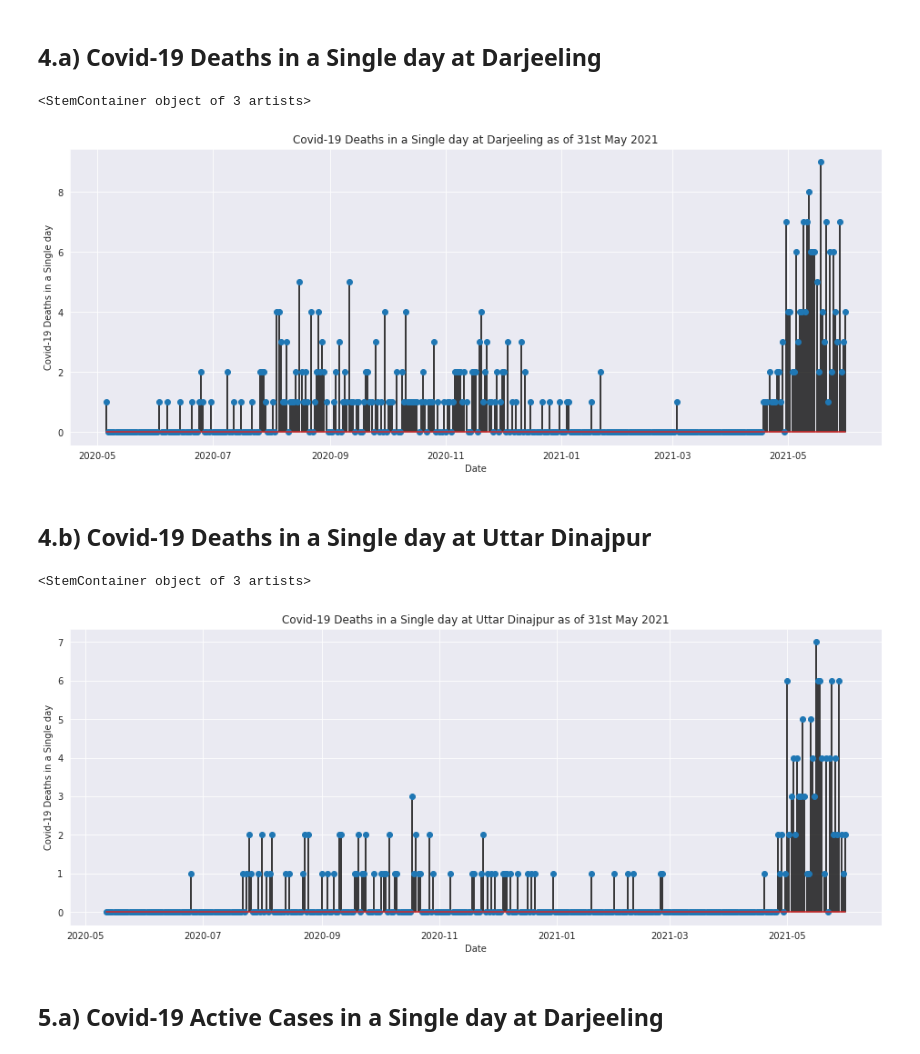
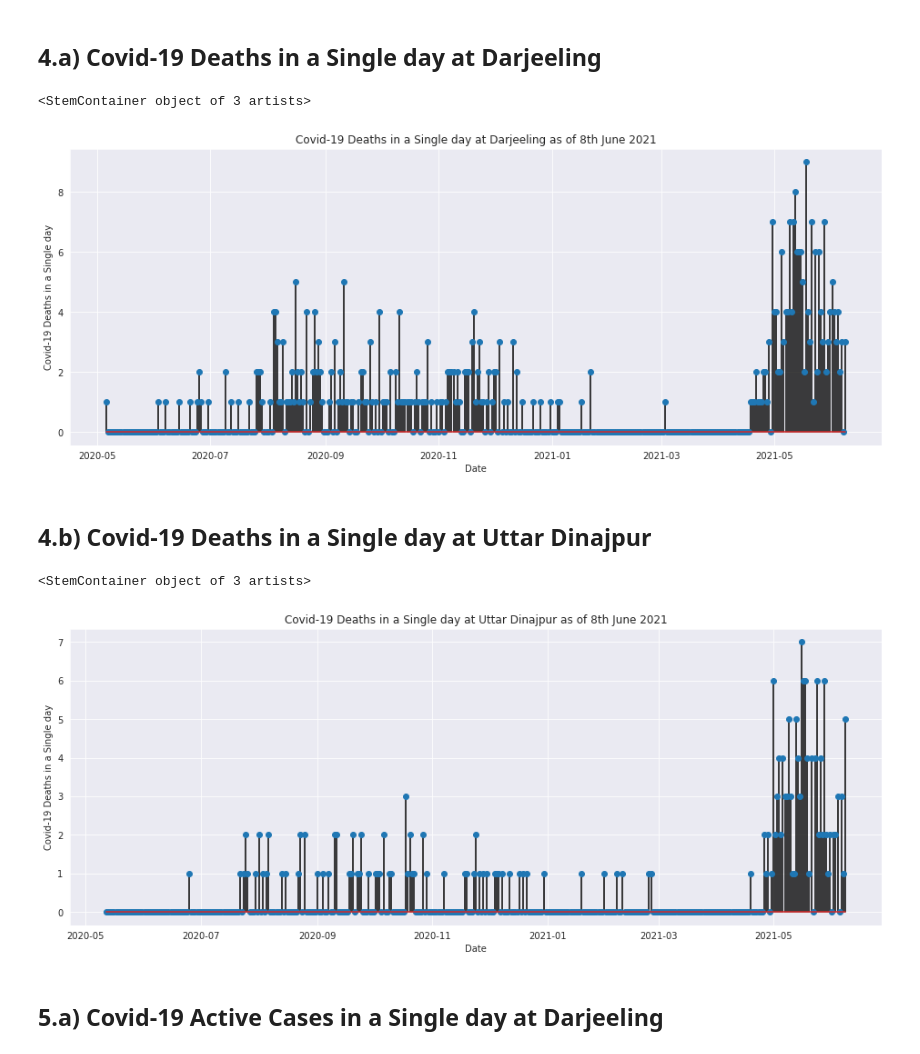
Before and after one commit to biswas-neelesh96/Covid-19-cases-in-two-districts-of-West-Bengal, a Jupyter notebook: Covid_19_Cases_of_Darjeeling_&_Uttar_Dinajpur.ipynb, the cells around one changed output. Cells and saved outputs as stored; diff of their text form; code cells hidden in the pictures.

```diff
--- a/Covid_19_Cases_of_Darjeeling_&_Uttar_Dinajpur.ipynb
+++ b/Covid_19_Cases_of_Darjeeling_&_Uttar_Dinajpur.ipynb
@@ -128,26 +128,26 @@ plt.stem(data_ud.index, data_ud['No. of recoveries'],'g')
 ## 4.a) Covid-19 Deaths in a Single day at Darjeeling
 # %%
 plt.figure(figsize=(16,6))
-plt.title("Covid-19 Deaths in a Single day at Darjeeling as of 31st May 2021")
+plt.title("Covid-19 Deaths in a Single day at Darjeeling as of 8th June 2021")
 plt.xlabel("Date")
 #plt.xticks(rotation=-45)
 plt.ylabel('Covid-19 Deaths in a Single day')
 plt.stem(data_darj.index, data_darj['No. of Deaths'],'#000000')
 # %% [output]
 <StemContainer object of 3 artists>
-[figure, old version]
+[figure, new version]
 # %% [markdown]
 ## 4.b) Covid-19 Deaths in a Single day at Uttar Dinajpur
 # %%
 plt.figure(figsize=(16,6))
-plt.title("Covid-19 Deaths in a Single day at Uttar Dinajpur as of 31st May 2021")
+plt.title("Covid-19 Deaths in a Single day at Uttar Dinajpur as of 8th June 2021")
 plt.xlabel("Date")
 #plt.xticks(rotation=-45)
 plt.ylabel('Covid-19 Deaths in a Single day')
 plt.stem(data_ud.index, data_ud['No. of Deaths'],'#000000')
 # %% [output]
 <StemContainer object of 3 artists>
-[figure, old version]
+[figure, new version]
 # %% [markdown]
 ## 5.a) Covid-19 Active Cases in a Single day at Darjeeling
 # %%
```
Also changed, not shown: parts of 28 cells of this notebook.
